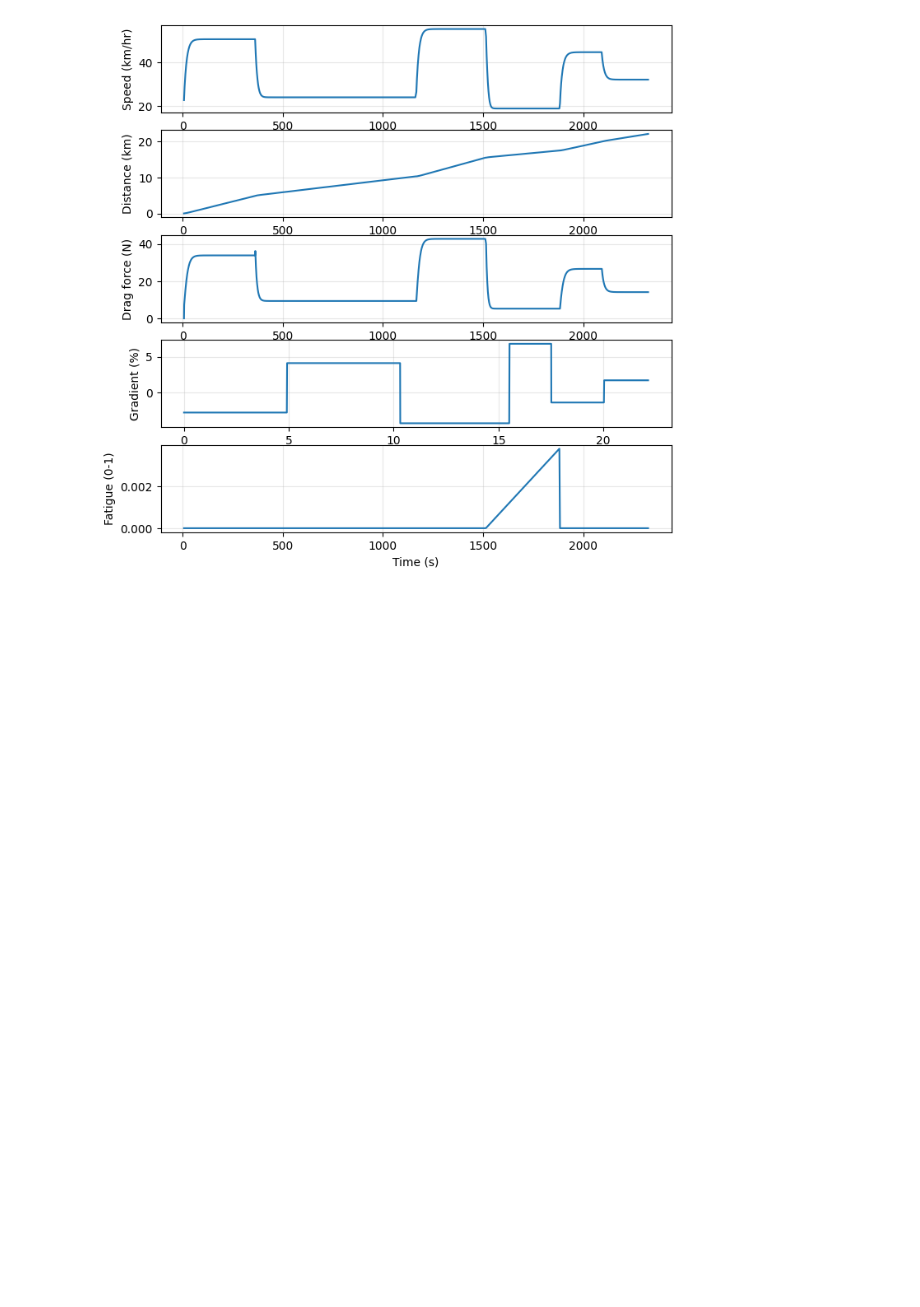
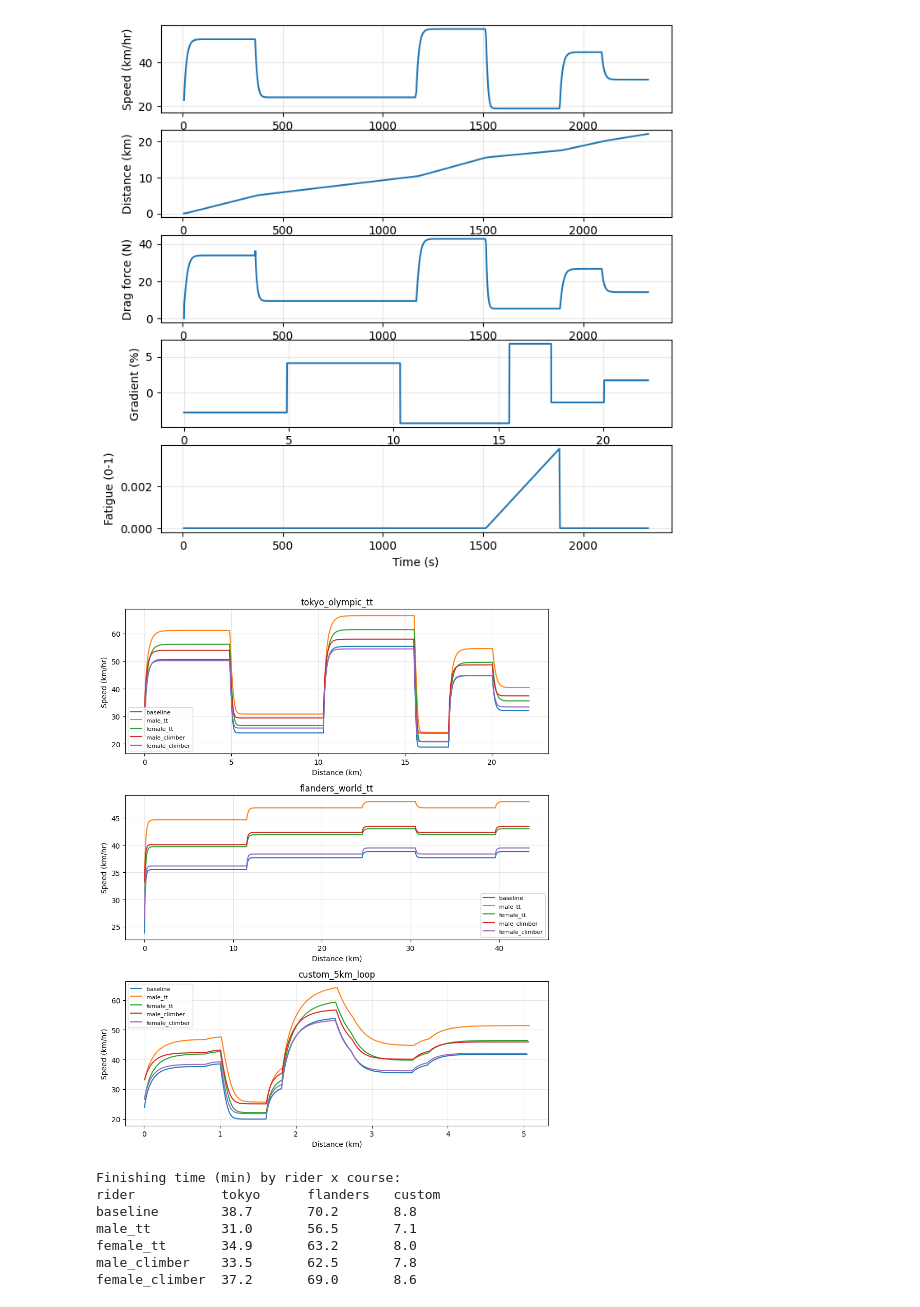
Before and after one commit to wochaotom/Cyclist-Emulator, a Jupyter notebook: notebooks/model_v3.ipynb, the cells around one changed output. Drawn from its saved outputs; the diff is of its cells as text; code cells hidden in the pictures; blank space fills up the shorter version.

Commit message:
Add 5x3 rider-comparison cell (per-course speed overlays + finishing-time table); delete redundant problem.md and repoint README to the problem PDF

```diff
--- a/notebooks/model_v3.ipynb
+++ b/notebooks/model_v3.ipynb
@@ -184,3 +184,71 @@ plt.plot()
 # %% [output]
 []
 [figure]
+# %%
+# All rider profiles across all courses - comparison
+# Reuses load_rider(), load_course(), and the shared constants defined above; the single run above is unchanged.
+import matplotlib.pyplot as plt
+
+profiles = ["baseline", "male_tt", "female_tt", "male_climber", "female_climber"]
+course_files = ["tokyo_olympic_tt.csv", "flanders_world_tt.csv", "custom_5km_loop.csv"]
+
+def simulate(profile_id, filename):
+    #run the model for one rider on one course; return distance/speed traces and the finish time
+    rp = load_rider(profile_id) #rider parameters
+    crs = load_course(filename) #course segments
+    m_ = float(rp["mass_kg"]); CdA_ = float(rp["cda_m2"]) #rider mass and drag area
+    P_base_ = float(rp["p_base_w"]); P_threshold_ = float(rp["p_threshold_w"]); P_max_ = float(rp["p_max_w"])
+    v_ = 0.0; dist_ = 0.0; t_ = 0; fat_ = 0 #start from rest
+    ds = []; spd = [] #distance (km) and speed (km/h) traces for plotting
+    for name, seg_d, grade_pct, turn, wind in crs:
+        gradient = np.arctan(grade_pct / 100) #percent grade to radians
+        headwind = wind_map[wind] #wind label to m/s
+        t_ += turn #fixed turn-time penalty
+        start = dist_
+        while dist_ - start < seg_d:
+            P_t = max(50, P_base_ + hill_factor * gradient) #gradient-driven target power
+            P_c = P_max_ * (1 - fatigue_impact * fat_) #fatigue-reduced ceiling
+            P_o = min(P_t, P_c) #power actually applied
+            if P_o > P_threshold_: #above threshold -> fatigue builds
+                fat_ = min(fat_ + fatigue_rate * (((P_o - P_threshold_) / P_threshold_)**2 * dt), 1.0)
+            else: #below threshold -> recover
+                fat_ = max(0, fat_ - recovery_rate * dt)
+            F = P_o / max(v_, 0.50) #propulsive force
+            drag_ = 0.5 * a_density * CdA_ * ((v_ + headwind)**2) #aero drag
+            grav_ = m_ * g * np.sin(gradient) #gravity
+            roll_ = Crr * m_ * g * np.cos(gradient) #rolling resistance
+            v_ = max(0, min(v_ + ((dt / m_) * (F - drag_ - grav_ - roll_)), v_max)) #integrate speed, clamp to [0, v_max]
+            dist_ += v_ * dt; t_ += dt #advance distance and time
+            ds.append(dist_ / 1000); spd.append(v_ * 3.6) #record km and km/h
+    return ds, spd, t_
+
+# one speed-vs-distance chart per course, all five riders overlaid
+fig, ax = plt.subplots(len(course_files), 1, figsize=(9, 11))
+finish = {} #(rider, course) -> finish time in seconds
+for j, cf in enumerate(course_files):
+    for pid in profiles:
+        ds, spd, total = simulate(pid, cf)
+        finish[(pid, cf)] = total
+        ax[j].plot(ds, spd, label=pid)
+    ax[j].set_title(cf.replace(".csv", ""))
+    ax[j].set_xlabel("Distance (km)")
+    ax[j].set_ylabel("Speed (km/hr)")
+    ax[j].grid(alpha=0.3)
+    ax[j].legend(fontsize=8)
+plt.tight_layout()
+plt.show()
+
+# finishing-time table (minutes)
+print("Finishing time (min) by rider x course:")
+print("rider".ljust(16) + "".join(cf.split("_")[0].ljust(11) for cf in course_files))
+for pid in profiles:
+    print(pid.ljust(16) + "".join(f"{finish[(pid, cf)] / 60:<11.1f}" for cf in course_files))
+# %% [output]
+[figure, added]
+Finishing time (min) by rider x course:
+rider           tokyo      flanders   custom
+baseline        38.7       70.2       8.8
+male_tt         31.0       56.5       7.1
+female_tt       34.9       63.2       8.0
+male_climber    33.5       62.5       7.8
+female_climber  37.2       69.0       8.6
```
Also changed, not shown: 2 other files.
